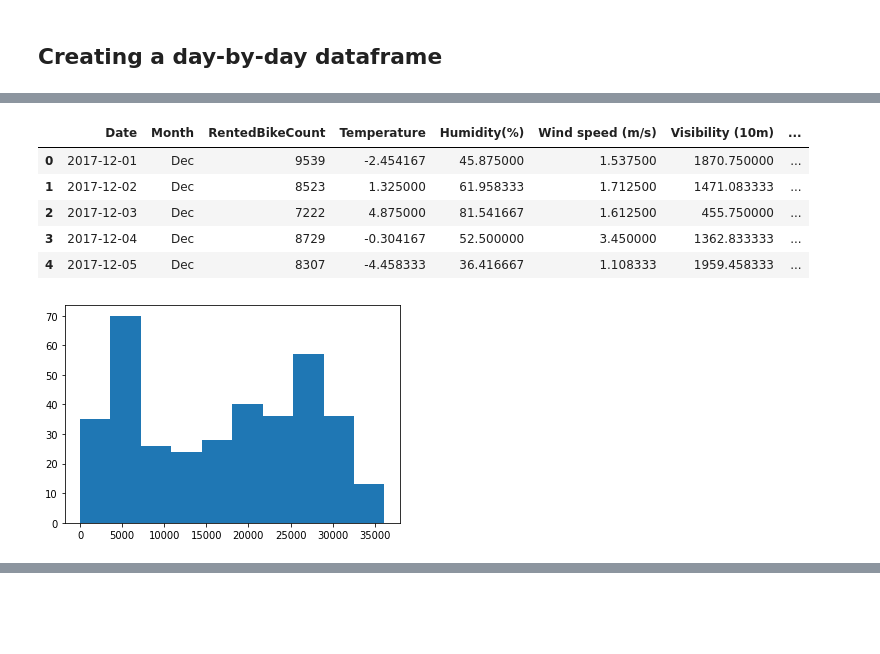
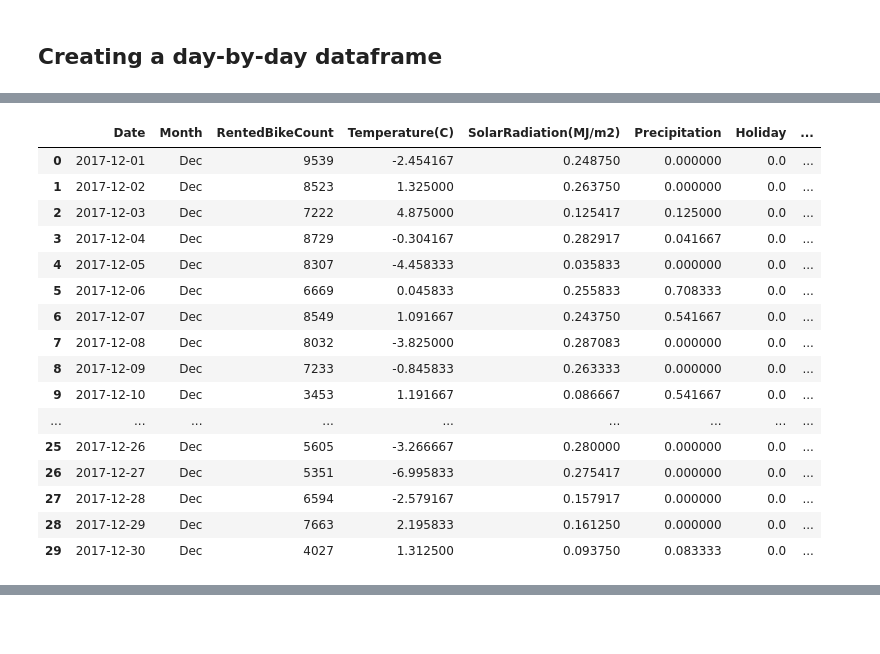
Before and after one commit to R0go/Bikes, a Jupyter notebook: Bikes_project.ipynb, the cells around one changed output, grey strips where cells are left out. Cells and saved outputs as stored; diff of their text form; code cells hidden in the pictures.

```diff
--- a/Bikes_project.ipynb
+++ b/Bikes_project.ipynb
@@ -101,7 +101,12 @@ bikes_df.loc[bikes_df['Functioning Day'] == 'No', 'Functioning Day'] = 0
 bikes_df.loc[bikes_df['Functioning Day'] == 'Yes', 'Functioning Day'] = 1
 bikes_df['Functioning Day'] = bikes_df['Functioning Day'].astype(bool, copy=False)
 
-bikes_df.rename(inplace=True, columns={'Temperature(C)': 'Temperature', 'Rented Bike Count':'RentedBikeCount'})
+# changing rainfall and snowfall features into one boolean feature: Precipitation
+bikes_df['Precipitation'] = 0
+bikes_df.loc[bikes_df['Rainfall(mm)'] != 0, 'Precipitation'] = 1
+bikes_df.loc[bikes_df['Snowfall (cm)'] != 0, 'Precipitation'] = 1
+
+bikes_df.rename(inplace=True, columns={'Rented Bike Count':'RentedBikeCount', 'Wind speed (m/s)':'WindSpeed(m/s)','Visibility (10m)':'Visibility(10m)','Solar Radiation (MJ/m2)':'SolarRadiation(MJ/m2)','Snowfall (cm)':'Snowfall(cm)'})
 
 #checking the data types after changes
 print(bikes_df.info())
@@ -826,25 +867,26 @@ memory usage: 1.0+ MB
 # %%
 bikes_daily = bikes_df[['Date', 'Month','RentedBikeCount']].groupby(['Date', 'Month']).sum()
 bikes_daily = bikes_daily.join(bikes_df[[
     'Date',
-    'Temperature',
-    'Humidity(%)',
-    'Wind speed (m/s)',
-    'Visibility (10m)',
-    'Dew point temperature(C)',
-    'Solar Radiation (MJ/m2)',
-    'Rainfall(mm)','Snowfall (cm)']].groupby(['Date']).mean())
+    'Temperature(C)',
+    'SolarRadiation(MJ/m2)',
+    'Precipitation','Holiday','Humidity(%)']].groupby(['Date']).mean())
 bikes_daily = bikes_daily.reset_index()
-bikes_daily.head()
 # %% [output]
-|  | Date | Month | RentedBikeCount | Temperature | Humidity(%) | Wind speed (m/s) | Visibility (10m) | ... |
-| 0 | 2017-12-01 | Dec | 9539 | -2.454167 | 45.875000 | 1.537500 | 1870.750000 | ... |
-| 1 | 2017-12-02 | Dec | 8523 | 1.325000 | 61.958333 | 1.712500 | 1471.083333 | ... |
-| 2 | 2017-12-03 | Dec | 7222 | 4.875000 | 81.541667 | 1.612500 | 455.750000 | ... |
-| 3 | 2017-12-04 | Dec | 8729 | -0.304167 | 52.500000 | 3.450000 | 1362.833333 | ... |
-| 4 | 2017-12-05 | Dec | 8307 | -4.458333 | 36.416667 | 1.108333 | 1959.458333 | ... |
+|  | Date | Month | RentedBikeCount | Temperature(C) | SolarRadiation(MJ/m2) | Precipitation | Holiday | ... |
+| 0 | 2017-12-01 | Dec | 9539 | -2.454167 | 0.248750 | 0.000000 | 0.0 | ... |
+| 1 | 2017-12-02 | Dec | 8523 | 1.325000 | 0.263750 | 0.000000 | 0.0 | ... |
+| 2 | 2017-12-03 | Dec | 7222 | 4.875000 | 0.125417 | 0.125000 | 0.0 | ... |
+| 3 | 2017-12-04 | Dec | 8729 | -0.304167 | 0.282917 | 0.041667 | 0.0 | ... |
+| 4 | 2017-12-05 | Dec | 8307 | -4.458333 | 0.035833 | 0.000000 | 0.0 | ... |
+| 5 | 2017-12-06 | Dec | 6669 | 0.045833 | 0.255833 | 0.708333 | 0.0 | ... |
+| 6 | 2017-12-07 | Dec | 8549 | 1.091667 | 0.243750 | 0.541667 | 0.0 | ... |
+| 7 | 2017-12-08 | Dec | 8032 | -3.825000 | 0.287083 | 0.000000 | 0.0 | ... |
+| 8 | 2017-12-09 | Dec | 7233 | -0.845833 | 0.263333 | 0.000000 | 0.0 | ... |
+| 9 | 2017-12-10 | Dec | 3453 | 1.191667 | 0.086667 | 0.541667 | 0.0 | ... |
+| ... | ... | ... | ... | ... | ... | ... | ... | ... |
+| 25 | 2017-12-26 | Dec | 5605 | -3.266667 | 0.280000 | 0.000000 | 0.0 | ... |
+| 26 | 2017-12-27 | Dec | 5351 | -6.995833 | 0.275417 | 0.000000 | 0.0 | ... |
+| 27 | 2017-12-28 | Dec | 6594 | -2.579167 | 0.157917 | 0.000000 | 0.0 | ... |
+| 28 | 2017-12-29 | Dec | 7663 | 2.195833 | 0.161250 | 0.000000 | 0.0 | ... |
+| 29 | 2017-12-30 | Dec | 4027 | 1.312500 | 0.093750 | 0.083333 | 0.0 | ... |
-# %%
-plt.hist(bikes_daily['RentedBikeCount'])
-plt.show()
-# %% [output]
-[figure, removed]
```
Also changed, not shown: parts of 48 cells of this notebook.
